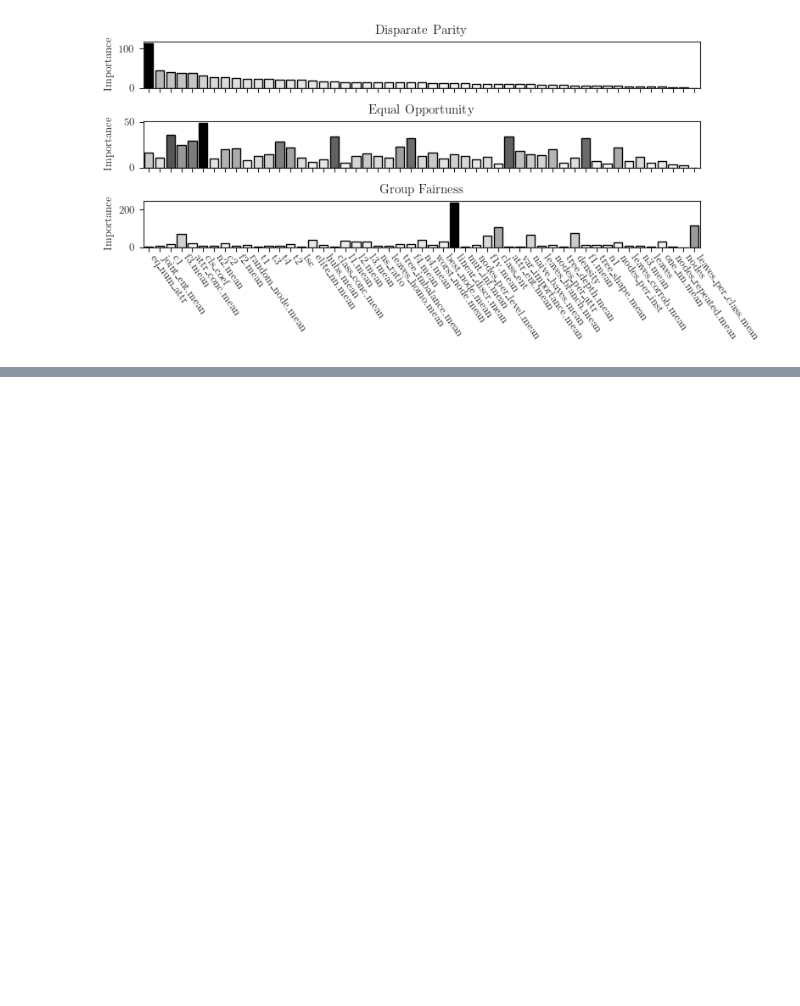
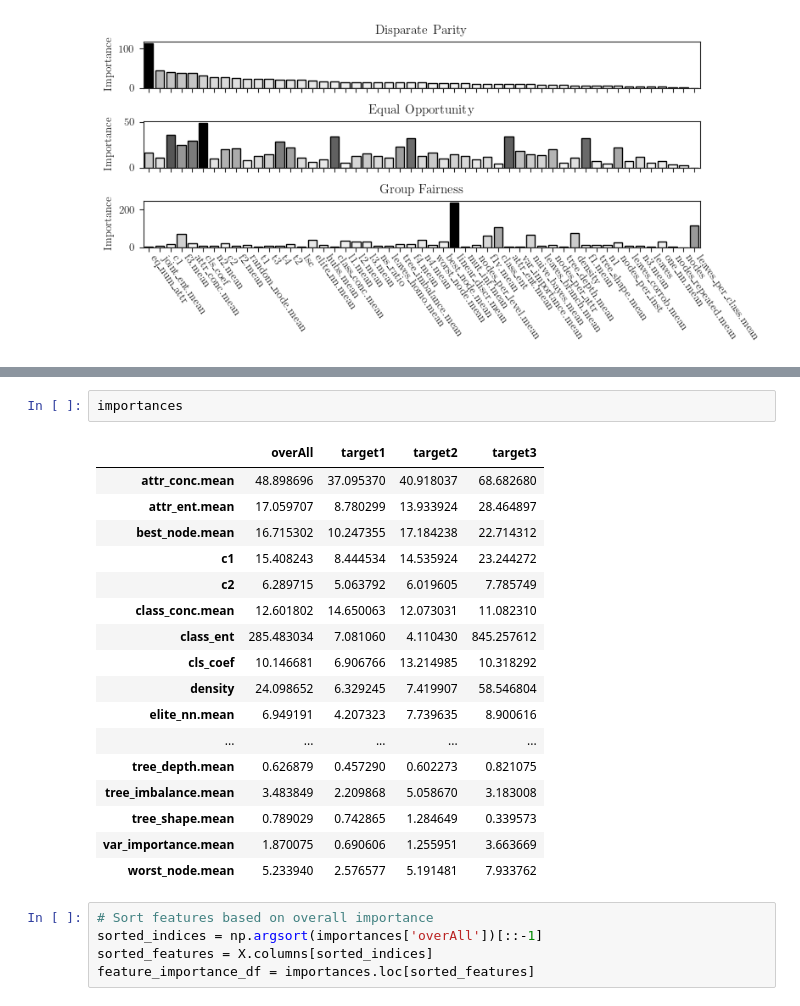
Before and after one commit to Hydracerynitis/Assessing-Risk-of-Bias-in-Datasets, a Jupyter notebook: Q4_config_settings.ipynb, the cells around one changed output, grey strips where cells are left out. Saved outputs shown, nothing was run; the diff lists cells and outputs as text; blank space fills up the shorter version.

```diff
--- a/Q4_config_settings.ipynb
+++ b/Q4_config_settings.ipynb
@@ -947,0 +965,25 @@ plt.show()
+# %%
+importances
+# %% [output]
+|  | overAll | target1 | target2 | target3 |
+| attr_conc.mean | 48.898696 | 37.095370 | 40.918037 | 68.682680 |
+| attr_ent.mean | 17.059707 | 8.780299 | 13.933924 | 28.464897 |
+| best_node.mean | 16.715302 | 10.247355 | 17.184238 | 22.714312 |
+| c1 | 15.408243 | 8.444534 | 14.535924 | 23.244272 |
+| c2 | 6.289715 | 5.063792 | 6.019605 | 7.785749 |
+| class_conc.mean | 12.601802 | 14.650063 | 12.073031 | 11.082310 |
+| class_ent | 285.483034 | 7.081060 | 4.110430 | 845.257612 |
+| cls_coef | 10.146681 | 6.906766 | 13.214985 | 10.318292 |
+| density | 24.098652 | 6.329245 | 7.419907 | 58.546804 |
+| elite_nn.mean | 6.949191 | 4.207323 | 7.739635 | 8.900616 |
+| ... | ... | ... | ... | ... |
+| tree_depth.mean | 0.626879 | 0.457290 | 0.602273 | 0.821075 |
+| tree_imbalance.mean | 3.483849 | 2.209868 | 5.058670 | 3.183008 |
+| tree_shape.mean | 0.789029 | 0.742865 | 1.284649 | 0.339573 |
+| var_importance.mean | 1.870075 | 0.690606 | 1.255951 | 3.663669 |
+| worst_node.mean | 5.233940 | 2.576577 | 5.191481 | 7.933762 |
+# %%
+# Sort features based on overall importance
+sorted_indices = np.argsort(importances['overAll'])[::-1]
+sorted_features = X.columns[sorted_indices]
+feature_importance_df = importances.loc[sorted_features]
```
Also changed, not shown: parts of 6 cells of this notebook, 4 other files.
